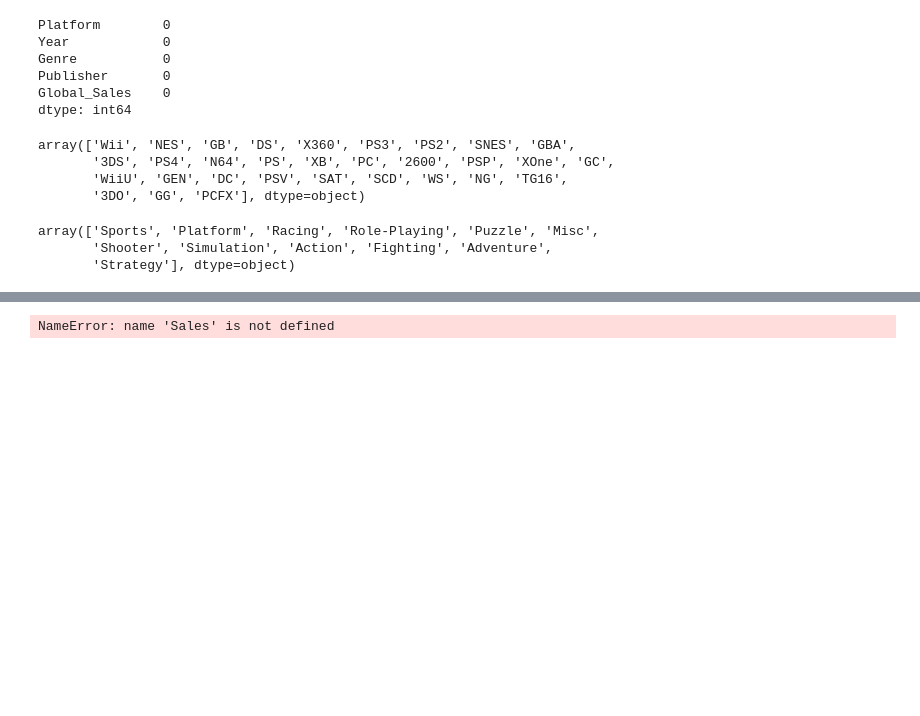
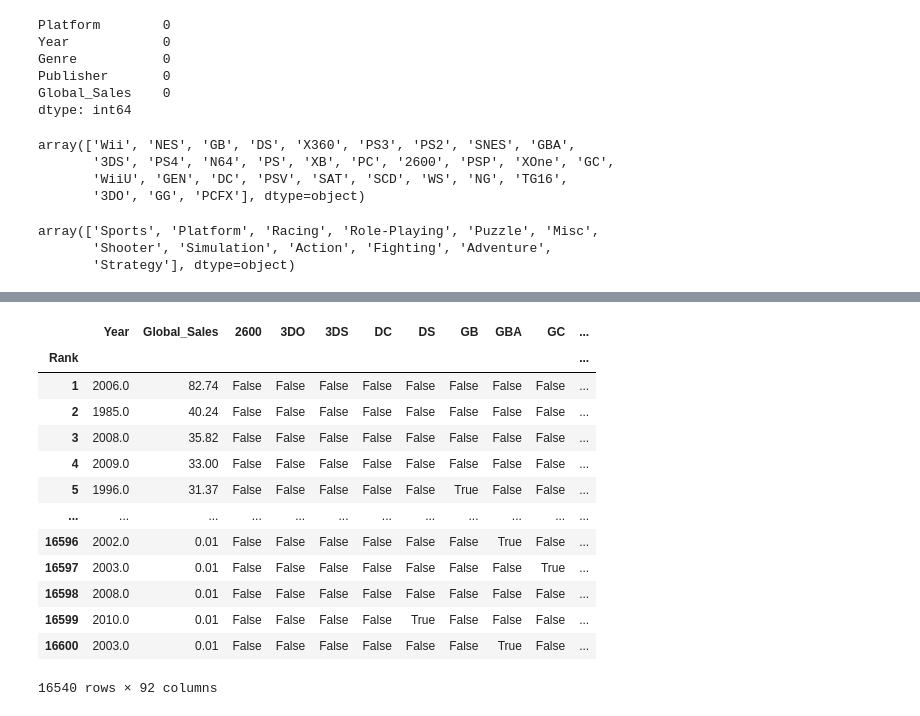
Before and after one commit to artluiz/Analise-da-qualidade-do-ar-em-diferentes-regioes, a Jupyter notebook: Projeto_3.ipynb, the cells around one changed output, grey strips where cells are left out. Cells and saved outputs as stored; diff of their text form; code cells hidden in the pictures; blank space fills up the shorter version.

```diff
--- a/Projeto_3.ipynb
+++ b/Projeto_3.ipynb
@@ -76,5 +85,8 @@ Sales['Genre'].unique()
 array(['Sports', 'Platform', 'Racing', 'Role-Playing', 'Puzzle', 'Misc',
        'Shooter', 'Simulation', 'Action', 'Fighting', 'Adventure',
        'Strategy'], dtype=object)
+# %%
+counts = Sales['Publisher'].value_counts()
+Sales['Publisher'] = Sales['Publisher'].apply(lambda x: 'Small Publisher' if counts[x] < 50 else x)
 # %%
 Sales['Publisher'].value_counts()
@@ -95,4 +109,27 @@ Name: count, Length: 578, dtype: int64
-# %%
-Sales['Publisher'].apply(lambda x: 'Samll Publisher' if counts[x] < 50 else x)
-# %% [output]
-NameError: name 'Sales' is not defined
+# %%
+onehot_col = ['Platform', 'Genre', 'Publisher']
+# %%
+def oh_code(Sales, columns):
+    for column in columns:
+        dummies = pd.get_dummies(Sales[column])
+        Sales = pd.concat([Sales, dummies], axis = 1)
+        Sales.drop(column, axis = 1, inplace=True)
+    return Sales
+# %%
+Sales = oh_code(Sales, onehot_col)
+Sales
+# %% [output]
+|  | Year | Global_Sales | 2600 | 3DO | 3DS | DC | DS | GB | GBA | GC | ... |
+| Rank |  |  |  |  |  |  |  |  |  |  | ... |
+| 1 | 2006.0 | 82.74 | False | False | False | False | False | False | False | False | ... |
+| 2 | 1985.0 | 40.24 | False | False | False | False | False | False | False | False | ... |
+| 3 | 2008.0 | 35.82 | False | False | False | False | False | False | False | False | ... |
+| 4 | 2009.0 | 33.00 | False | False | False | False | False | False | False | False | ... |
+| 5 | 1996.0 | 31.37 | False | False | False | False | False | True | False | False | ... |
+| ... | ... | ... | ... | ... | ... | ... | ... | ... | ... | ... | ... |
+| 16596 | 2002.0 | 0.01 | False | False | False | False | False | False | True | False | ... |
+| 16597 | 2003.0 | 0.01 | False | False | False | False | False | False | False | True | ... |
+| 16598 | 2008.0 | 0.01 | False | False | False | False | False | False | False | False | ... |
+| 16599 | 2010.0 | 0.01 | False | False | False | False | True | False | False | False | ... |
+| 16600 | 2003.0 | 0.01 | False | False | False | False | False | False | True | False | ... |
+16540 rows × 92 columns
```
Also changed, not shown: parts of 3 cells of this notebook.
